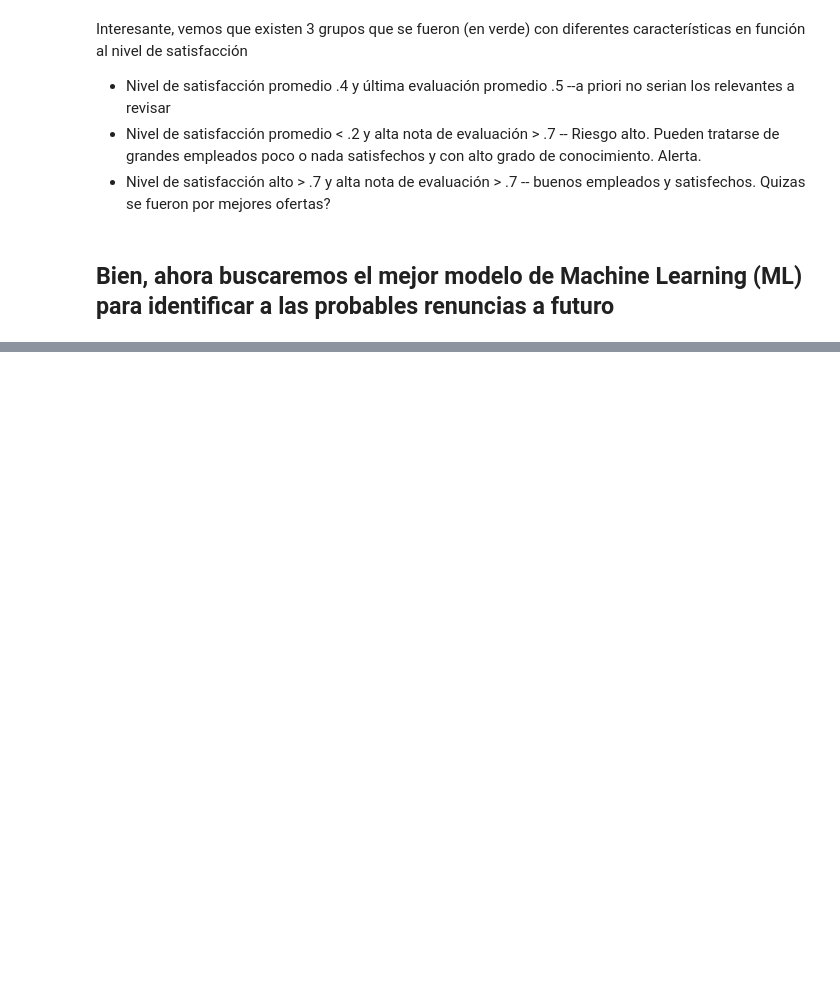
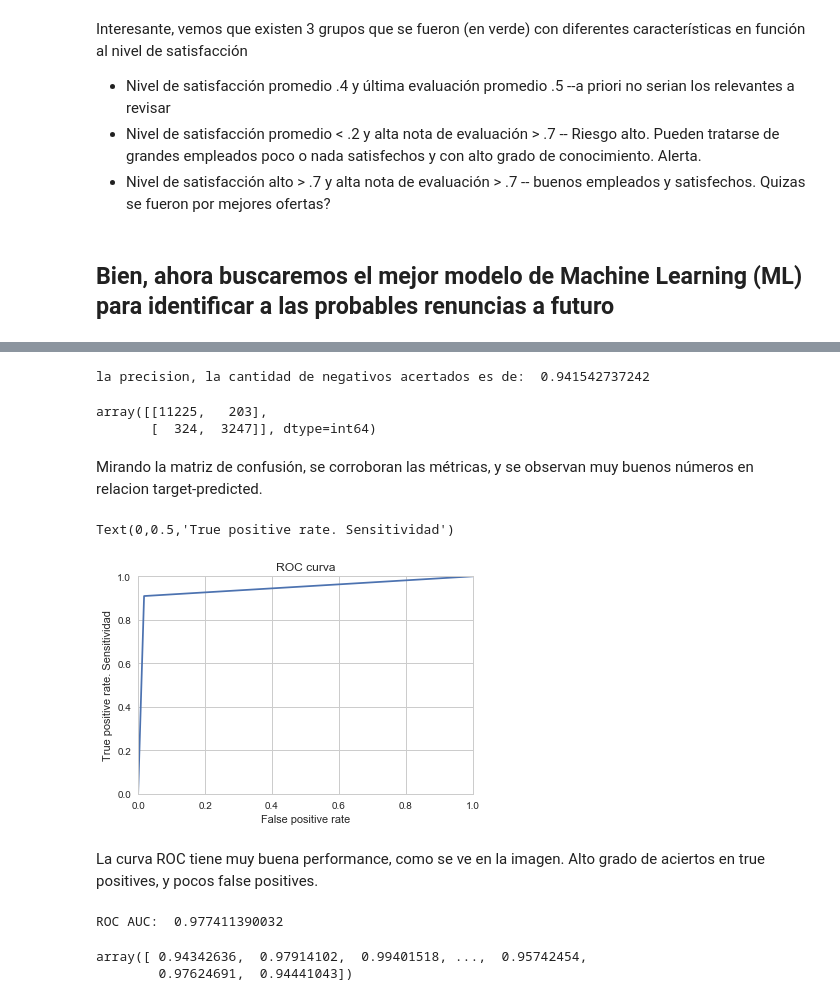
Before and after one commit to mlambolla/Analytics_HR_Attrition, a Jupyter notebook: Demo/Demo - Attrition.ipynb, the cells around one changed output, grey strips where cells are left out. Cells and saved outputs as stored; diff of their text form; code cells hidden in the pictures; blank space fills up the shorter version.

```diff
--- a/Demo/Demo - Attrition.ipynb
+++ b/Demo/Demo - Attrition.ipynb
@@ -262,3 +275,43 @@ Aqui vemos que casi el 91%  de las veces que la persona se fue, nosotros predeci
+# %%
+print('La precision, la cantidad de negativos acertados es de: ',cross_val_score(model_svc,X_svc,y_svc,cv=10,scoring="precision").mean())
+# %% [output]
+la precision, la cantidad de negativos acertados es de:  0.941542737242
+# %%
+from sklearn.model_selection import cross_val_predict
+from sklearn.metrics import confusion_matrix
+y_pred_svc = cross_val_predict(model_svc,X_svc,y_svc,cv=10)
+conf_mat_svc = confusion_matrix(y_svc,y_pred_svc)
+# %%
+conf_mat_svc
+# %% [output]
+array([[11225,   203],
+       [  324,  3247]], dtype=int64)
+# %% [markdown]
+Mirando la matriz de confusión, se corroboran las métricas, y se observan muy buenos números en relacion target-predicted.
+# %%
+fpr, tpr, thresholds = metrics.roc_curve(y_svc,y_pred_svc)
+# %%
+plt.plot(fpr,tpr)
+plt.xlim([0.0,1.0])
+plt.ylim([0.0,1.0])
+plt.title('ROC curva')
+plt.xlabel('False positive rate')
+plt.ylabel('True positive rate. Sensitividad')
+# %% [output]
+Text(0,0.5,'True positive rate. Sensitividad')
+[figure, added]
+# %% [markdown]
+La curva ROC tiene muy buena performance, como se ve en la imagen. Alto grado de aciertos en true positives, y pocos false positives.
+# %%
+#Abajo podemos confirmarlo con el área cubierta bajo la curva.
+print('ROC AUC: ',cross_val_score(model_svc,X_svc,y_svc,cv=10,scoring="roc_auc").mean())
+# %% [output]
+ROC AUC:  0.977411390032
 # %%
 #veamos las probabilidades de salida
 y_pred_svc_proba = model_svc.predict_proba(X_svc)
+# %%
+predicted_values_svc = pd.Series(model_svc.predict(X_svc), index=y_svc.index) y_pred_svc_proba
+# %% [output]
+array([ 0.94342636,  0.97914102,  0.99401518, ...,  0.95742454,
+        0.97624691,  0.94441043])
```
Also changed, not shown: parts of 22 cells of this notebook, 1 other file.
